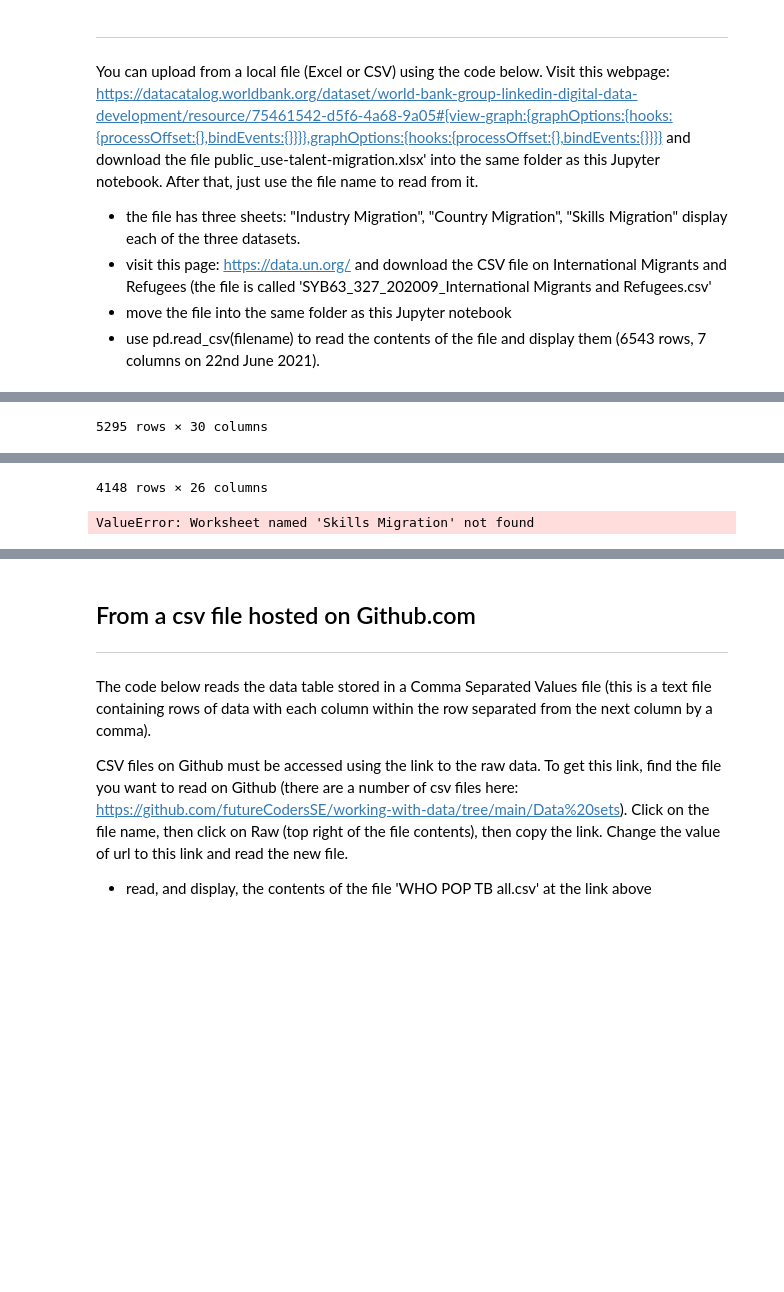
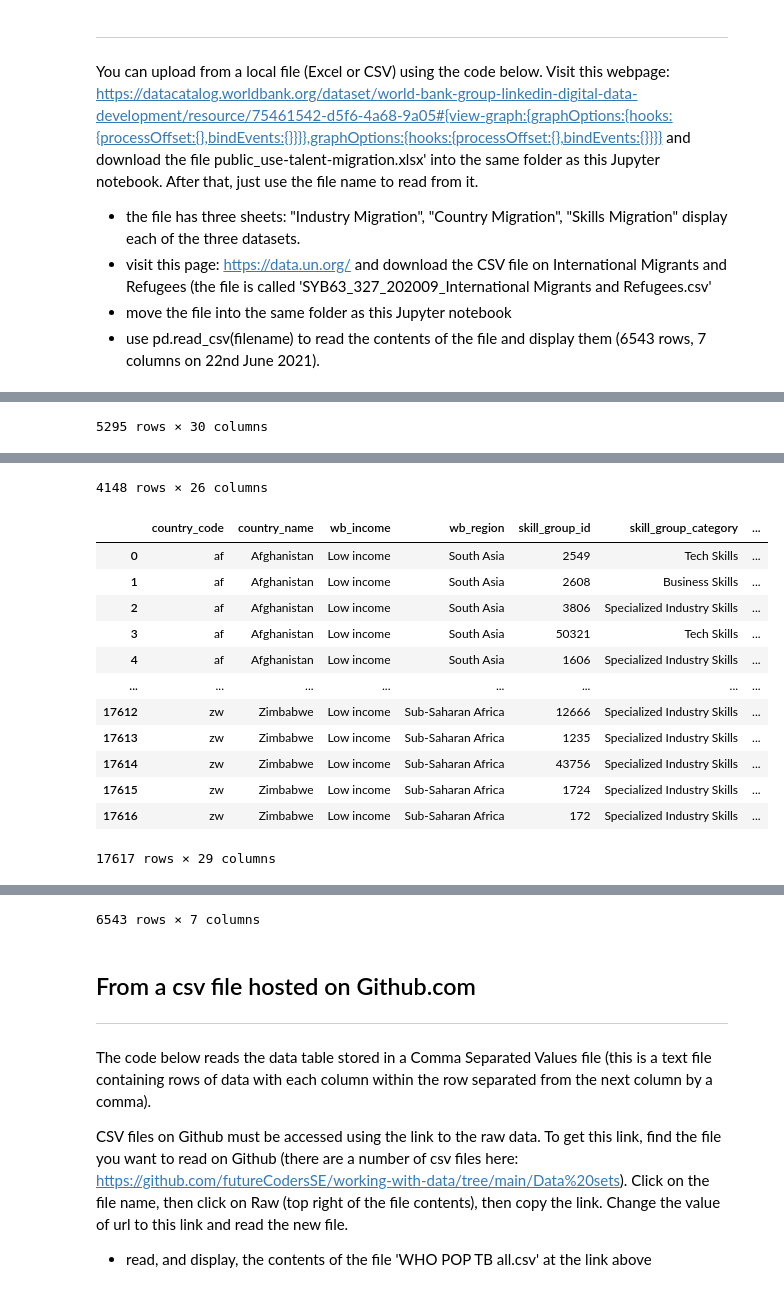
Before and after one commit to nicolej88/programming-for-data-portfolio, a Jupyter notebook: Data_retrival.ipynb, the cells around one changed output, grey strips where cells are left out. Saved outputs shown, nothing was run; the diff lists cells and outputs as text; code cells hidden in the pictures; blank space fills up the shorter version.

```diff
--- a/Data_retrival.ipynb
+++ b/Data_retrival.ipynb
@@ -44,35 +44,47 @@ industry_migration_df = pd.read_excel("public_use-talent-migration.xlsx",sheet_n
 display(industry_migration_df)
 country_migration_df = pd.read_excel("public_use-talent-migration.xlsx",sheet_name="Country Migration")
 display(country_migration_df)
-skills_migration_df = pd.read_excel("public_use-talent-migration.xlsx",sheet_name="Skills Migration")
+skills_migration_df = pd.read_excel("public_use-talent-migration.xlsx",sheet_name="Skill Migration")
 display(skills_migration_df)
 
 pd.read_csv("SYB63_327_202009_International Migrants and Refugees.csv")
 # %% [output]
 |  | country_code | country_name | wb_income | wb_region | isic_section_index | isic_section_name | industry_id | ... |
 | 0 | ae | United Arab Emirates | High income | Middle East & North Africa | C | Manufacturing | 1 | ... |
 | 1 | ae | United Arab Emirates | High income | Middle East & North Africa | J | Information and communication | 3 | ... |
 | 2 | ae | United Arab Emirates | High income | Middle East & North Africa | J | Information and communication | 4 | ... |
 | 3 | ae | United Arab Emirates | High income | Middle East & North Africa | J | Information and communication | 5 | ... |
 | 4 | ae | United Arab Emirates | High income | Middle East & North Africa | J | Information and communication | 6 | ... |
 | ... | ... | ... | ... | ... | ... | ... | ... | ... |
 | 5290 | zw | Zimbabwe | Low income | Sub-Saharan Africa | B | Mining and quarrying | 56 | ... |
 | 5291 | zw | Zimbabwe | Low income | Sub-Saharan Africa | P | Education | 68 | ... |
 | 5292 | zw | Zimbabwe | Low income | Sub-Saharan Africa | O | Public administration and defence... | 74 | ... |
 | 5293 | zw | Zimbabwe | Low income | Sub-Saharan Africa | J | Information and communication | 96 | ... |
 | 5294 | zw | Zimbabwe | Low income | Sub-Saharan Africa | S | Other service activities | 100 | ... |
 5295 rows × 30 columns
 |  | base_country_code | base_country_name | base_lat | base_long | base_country_wb_income | base_country_wb_region | ... |
 | 0 | ae | United Arab Emirates | 23.424076 | 53.847818 | High Income | Middle East & North Africa | ... |
 | 1 | ae | United Arab Emirates | 23.424076 | 53.847818 | High Income | Middle East & North Africa | ... |
 | 2 | ae | United Arab Emirates | 23.424076 | 53.847818 | High Income | Middle East & North Africa | ... |
 | 3 | ae | United Arab Emirates | 23.424076 | 53.847818 | High Income | Middle East & North Africa | ... |
 | 4 | ae | United Arab Emirates | 23.424076 | 53.847818 | High Income | Middle East & North Africa | ... |
 | ... | ... | ... | ... | ... | ... | ... | ... |
 | 4143 | zw | Zimbabwe | -19.015438 | 29.154857 | Low Income | Sub-Saharan Africa | ... |
 | 4144 | zw | Zimbabwe | -19.015438 | 29.154857 | Low Income | Sub-Saharan Africa | ... |
 | 4145 | zw | Zimbabwe | -19.015438 | 29.154857 | Low Income | Sub-Saharan Africa | ... |
 | 4146 | zw | Zimbabwe | -19.015438 | 29.154857 | Low Income | Sub-Saharan Africa | ... |
 | 4147 | zw | Zimbabwe | -19.015438 | 29.154857 | Low Income | Sub-Saharan Africa | ... |
 4148 rows × 26 columns
+|  | country_code | country_name | wb_income | wb_region | skill_group_id | skill_group_category | ... |
+| 0 | af | Afghanistan | Low income | South Asia | 2549 | Tech Skills | ... |
+| 1 | af | Afghanistan | Low income | South Asia | 2608 | Business Skills | ... |
+| 2 | af | Afghanistan | Low income | South Asia | 3806 | Specialized Industry Skills | ... |
+| 3 | af | Afghanistan | Low income | South Asia | 50321 | Tech Skills | ... |
+| 4 | af | Afghanistan | Low income | South Asia | 1606 | Specialized Industry Skills | ... |
+| ... | ... | ... | ... | ... | ... | ... | ... |
+| 17612 | zw | Zimbabwe | Low income | Sub-Saharan Africa | 12666 | Specialized Industry Skills | ... |
+| 17613 | zw | Zimbabwe | Low income | Sub-Saharan Africa | 1235 | Specialized Industry Skills | ... |
+| 17614 | zw | Zimbabwe | Low income | Sub-Saharan Africa | 43756 | Specialized Industry Skills | ... |
+| 17615 | zw | Zimbabwe | Low income | Sub-Saharan Africa | 1724 | Specialized Industry Skills | ... |
+| 17616 | zw | Zimbabwe | Low income | Sub-Saharan Africa | 172 | Specialized Industry Skills | ... |
-ValueError: Worksheet named 'Skills Migration' not found
+17617 rows × 29 columns
@@ -79,3 +103,4 @@ ValueError: Worksheet named 'Skills Migration' not found
+6543 rows × 7 columns
 # %% [markdown]
 ## From a csv file hosted on Github.com
 ---
```
Also changed, not shown: parts of 5 cells of this notebook, 1 other file.
